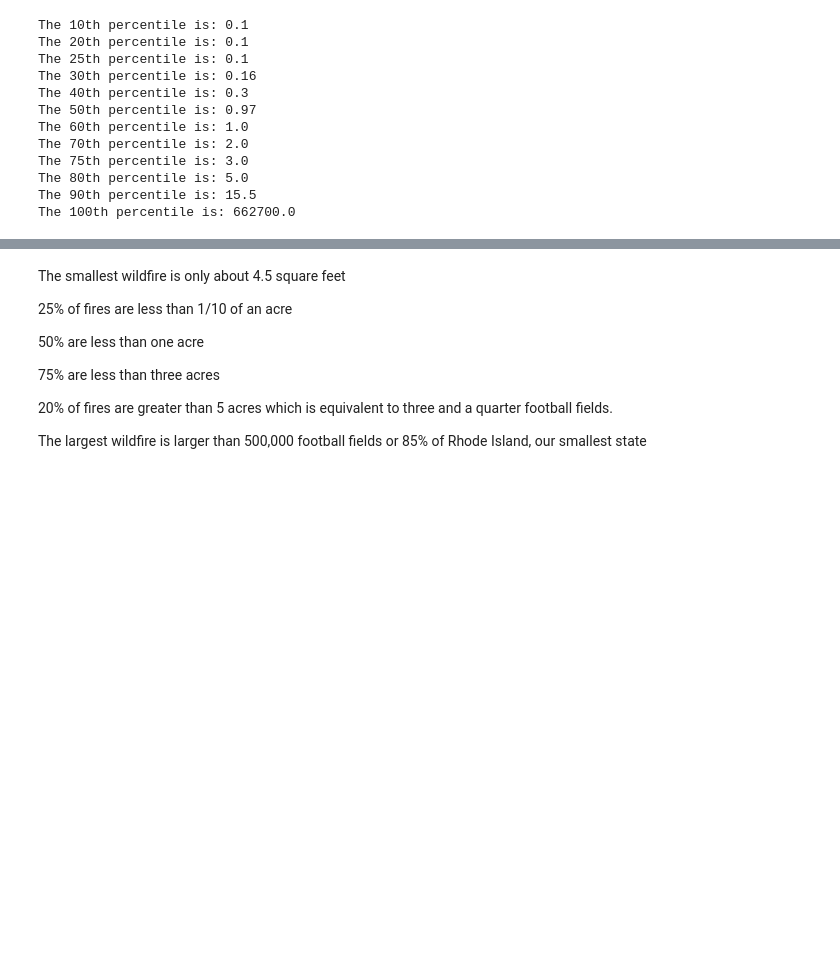
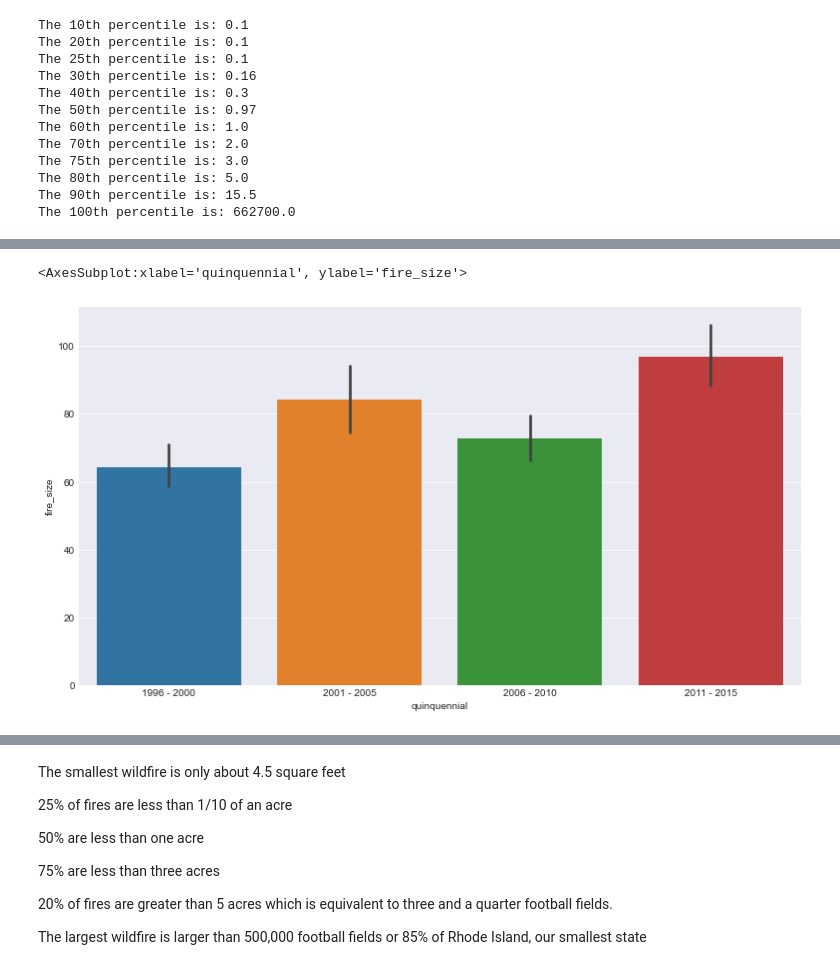
Before and after one commit to Dames-Researching-Flames/Sound-the-Alarm, a Jupyter notebook: Individual Works/lori_explore.ipynb, the cells around one changed output, grey strips where cells are left out. Cells and saved outputs as stored; diff of their text form; code cells hidden in the pictures; blank space fills up the shorter version.

```diff
--- a/Individual Works/lori_explore.ipynb
+++ b/Individual Works/lori_explore.ipynb
@@ -523,0 +611,4 @@ The 100th percentile is: 662700.0
+# %%
+# create another dataframe where I can chunk the data into 5-year periods
+df2 = df[(df.year >=1996) & (df.year <=2015)]
+df2.year.value_counts().sort_index()
@@ -523,0 +633,6 @@ The 100th percentile is: 662700.0
+# %%
+# create another column categorizing quinquennial
+conditions = [df2.year <= 2000, df2.year <= 2005, df2.year <= 2010, df2.year <= 2015]
+choices = ['1996 - 2000', '2001 - 2005', '2006 - 2010', '2011 - 2015']
+df2['quinquennial'] = np.select(conditions, choices)
+df2.head()
@@ -523,0 +647,6 @@ The 100th percentile is: 662700.0
+# %%
+# plot average fire size by quinquennial
+sns.barplot(data=df2, x='quinquennial', y='fire_size')
+# %% [output]
+<AxesSubplot:xlabel='quinquennial', ylabel='fire_size'>
+[figure, added]
```
Also changed, not shown: parts of 19 cells of this notebook, 1 other file.
